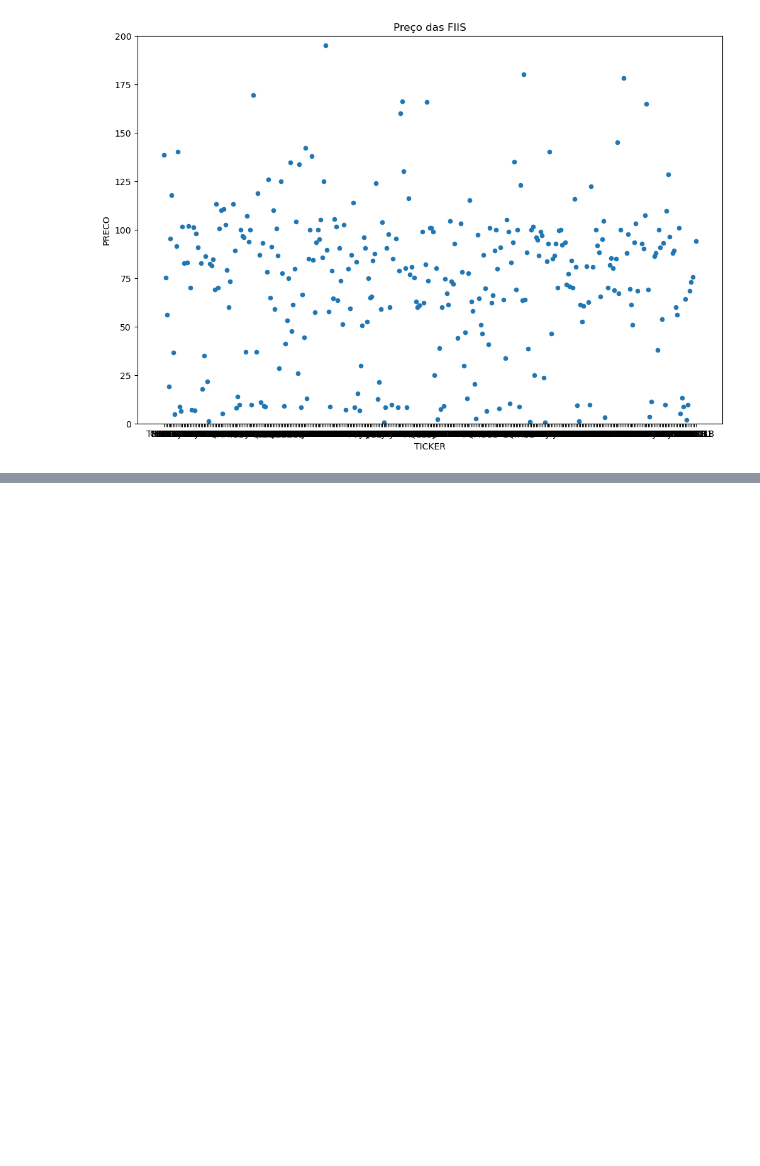
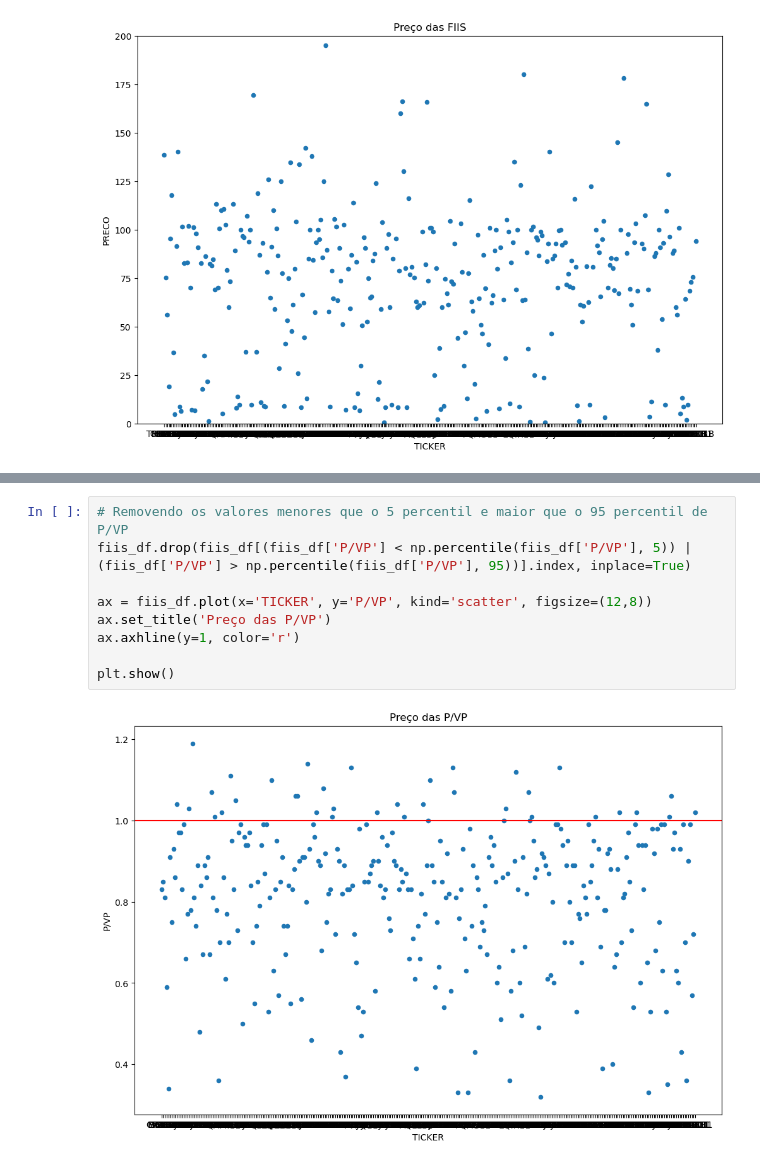
Before and after one commit to andrebarsotti/btc-crv, a Jupyter notebook: modulo-I/02-desafio/desafio.ipynb, the cells around one changed output, grey strips where cells are left out. Saved outputs shown, nothing was run; the diff lists cells and outputs as text; blank space fills up the shorter version.

```diff
--- a/modulo-I/02-desafio/desafio.ipynb
+++ b/modulo-I/02-desafio/desafio.ipynb
@@ -140,0 +140,11 @@ plt.show()
+# %%
+# Removendo os valores menores que o 5 percentil e maior que o 95 percentil de P/VP
+fiis_df.drop(fiis_df[(fiis_df['P/VP'] < np.percentile(fiis_df['P/VP'], 5)) | (fiis_df['P/VP'] > np.percentile(fiis_df['P/VP'], 95))].index, inplace=True)
+
+ax = fiis_df.plot(x='TICKER', y='P/VP', kind='scatter', figsize=(12,8))
+ax.set_title('Preço das P/VP')
+ax.axhline(y=1, color='r')
+
+plt.show()
+# %% [output]
+[figure, added]
```
Also changed, not shown: parts of 7 cells of this notebook.
